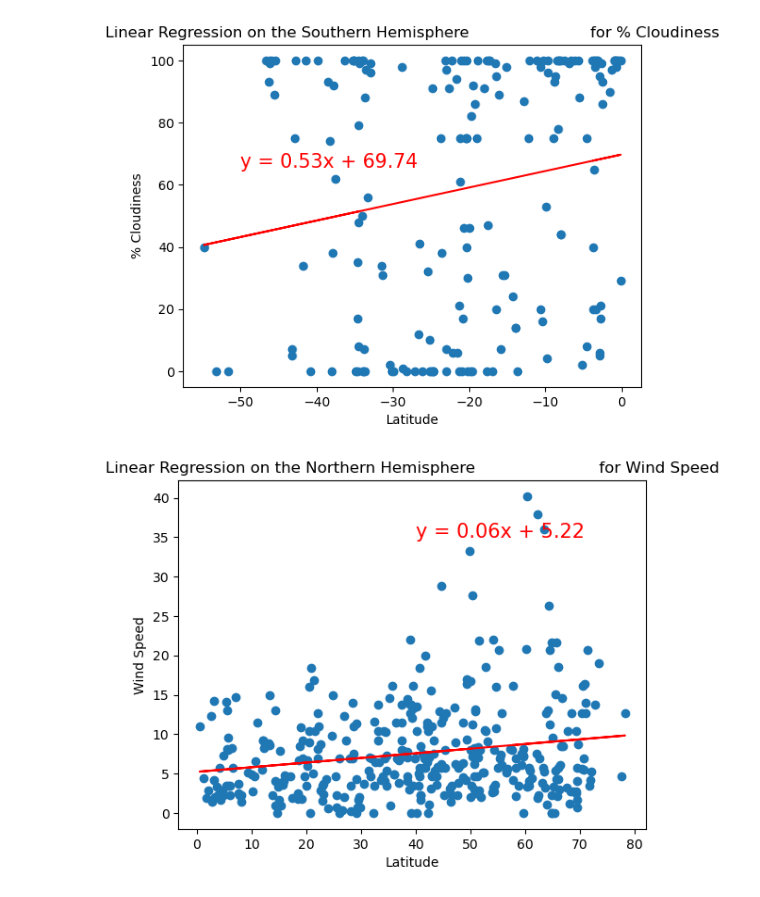
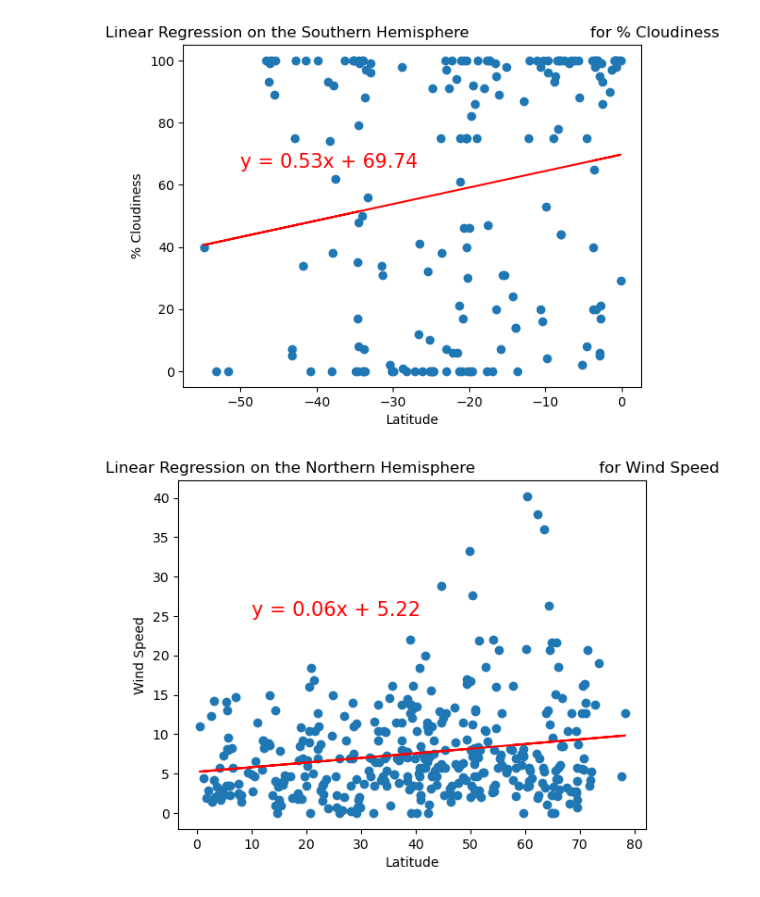
Before and after one commit to awarsha2/world-weather-analysis, a Jupyter notebook: weatherPy.ipynb, the cells around one changed output. Saved outputs shown, nothing was run; the diff lists cells and outputs as text; code cells hidden in the pictures.

```diff
--- a/weatherPy.ipynb
+++ b/weatherPy.ipynb
@@ -333,10 +333,10 @@ plot_linear_regression(x_values, y_values,
 # %%
 # Linear regression on the Northern Hemisphere
 x_values = northern_hemi_df["Lat"]
 y_values = northern_hemi_df["Wind Speed"]
 # Call the function.
 plot_linear_regression(x_values, y_values,
                        'Linear Regression on the Northern Hemisphere \
-                        for Wind Speed', 'Wind Speed',(40,35))
+                        for Wind Speed', 'Wind Speed',(10,25))
 # %% [output]
-[figure, old version]
+[figure, new version]
```
Also changed, not shown: parts of 1 cell of this notebook.
